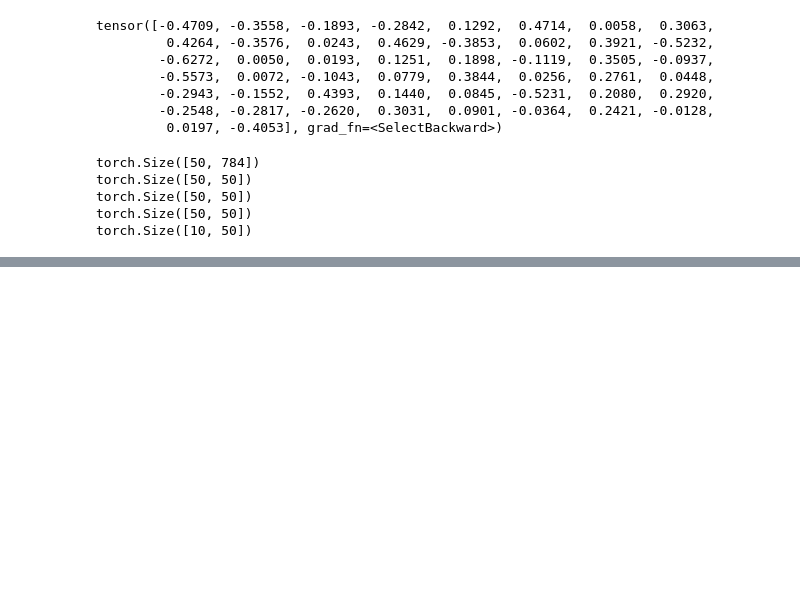
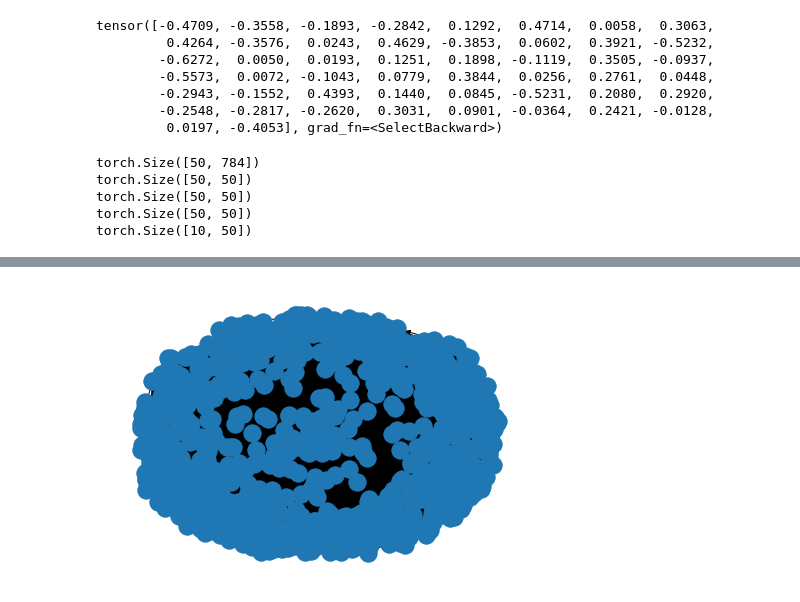
Before and after one commit to gkd248/networks-proj, a Jupyter notebook: MNIST_MLP_PyTorch.ipynb, the cells around one changed output, grey strips where cells are left out. Saved outputs shown, nothing was run; the diff lists cells and outputs as text; code cells hidden in the pictures; blank space fills up the shorter version.

Commit message:
Added drawing the graph

```diff
--- a/MNIST_MLP_PyTorch.ipynb
+++ b/MNIST_MLP_PyTorch.ipynb
@@ -492,0 +493,4 @@ nx.write_gexf(G, "mlp.gexf")
+# %%
+nx.draw(G)
+# %% [output]
+[figure, added]
```
Also changed, not shown: parts of 12 cells of this notebook.
